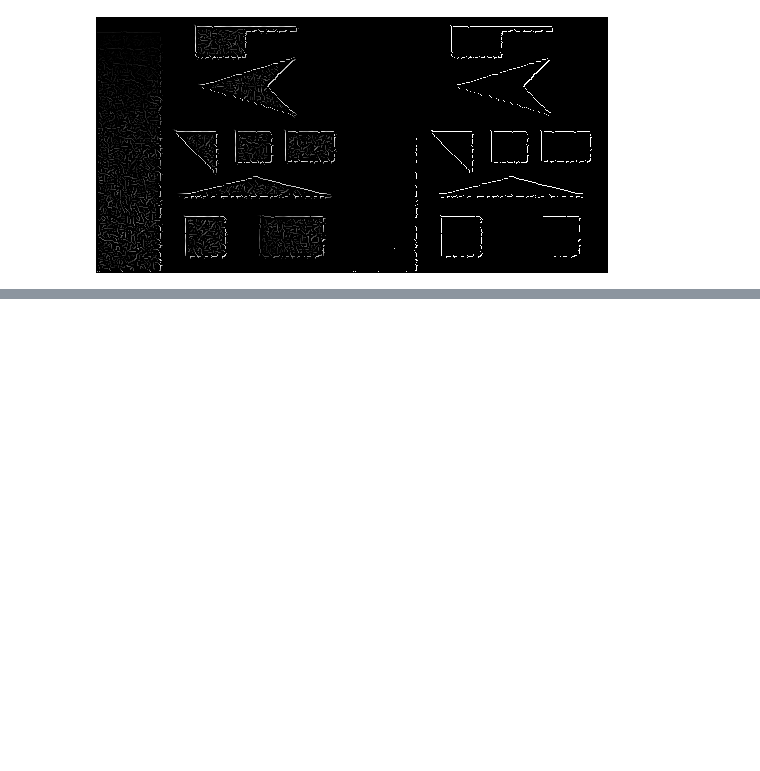
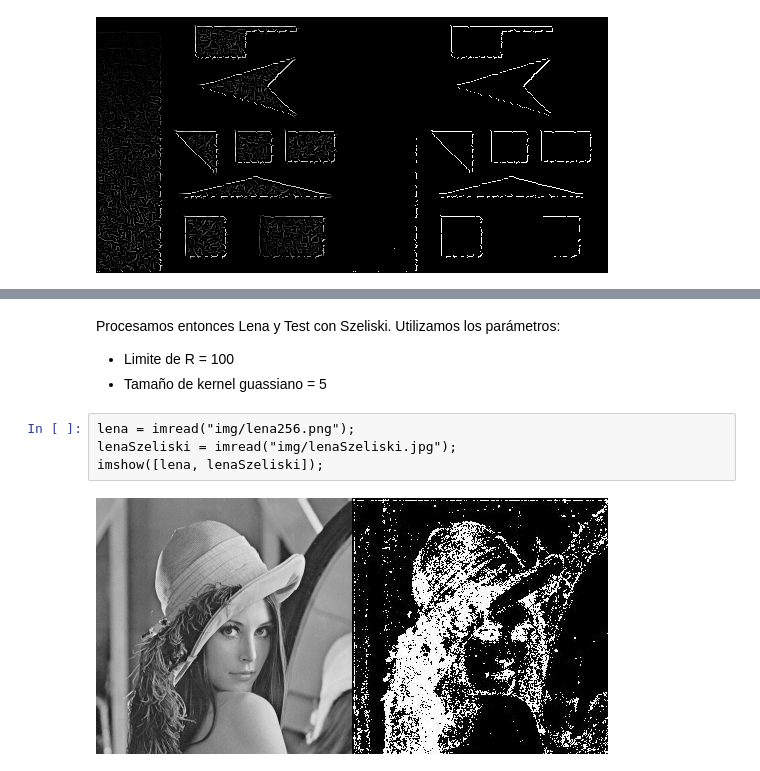
Before and after one commit to munshkr/vc-2018-2c, a Jupyter notebook: practicas/P4_Bordes_y_Esquinas.ipynb, the cells around one changed output, grey strips where cells are left out. Drawn from its saved outputs; the diff is of its cells as text; blank space fills up the shorter version.

```diff
--- a/practicas/P4_Bordes_y_Esquinas.ipynb
+++ b/practicas/P4_Bordes_y_Esquinas.ipynb
@@ -490,0 +593,10 @@ cmd = python3 hyst.py /tmp/in.txt /tmp/out.png /tmp/orient.txt 15 50
+# %% [markdown]
+Procesamos entonces Lena y Test con Szeliski. Utilizamos los parámetros:
+* Limite de R = 100
+* Tamaño de kernel guassiano = 5
+# %%
+lena = imread("img/lena256.png");
+lenaSzeliski = imread("img/lenaSzeliski.jpg");
+imshow([lena, lenaSzeliski]);
+# %% [output]
+[figure, added]
```
Also changed, not shown: parts of 25 cells of this notebook, 11 other files.
